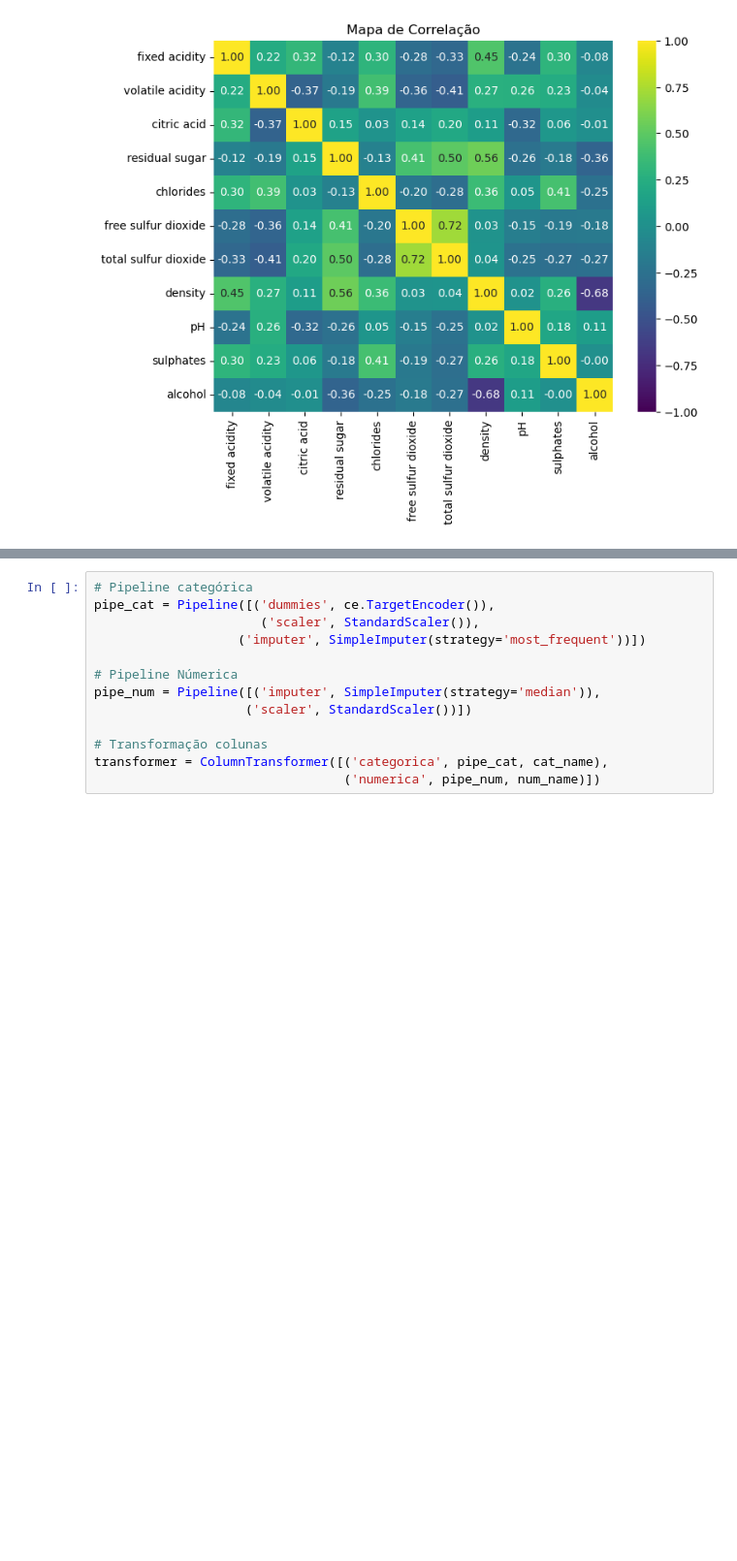
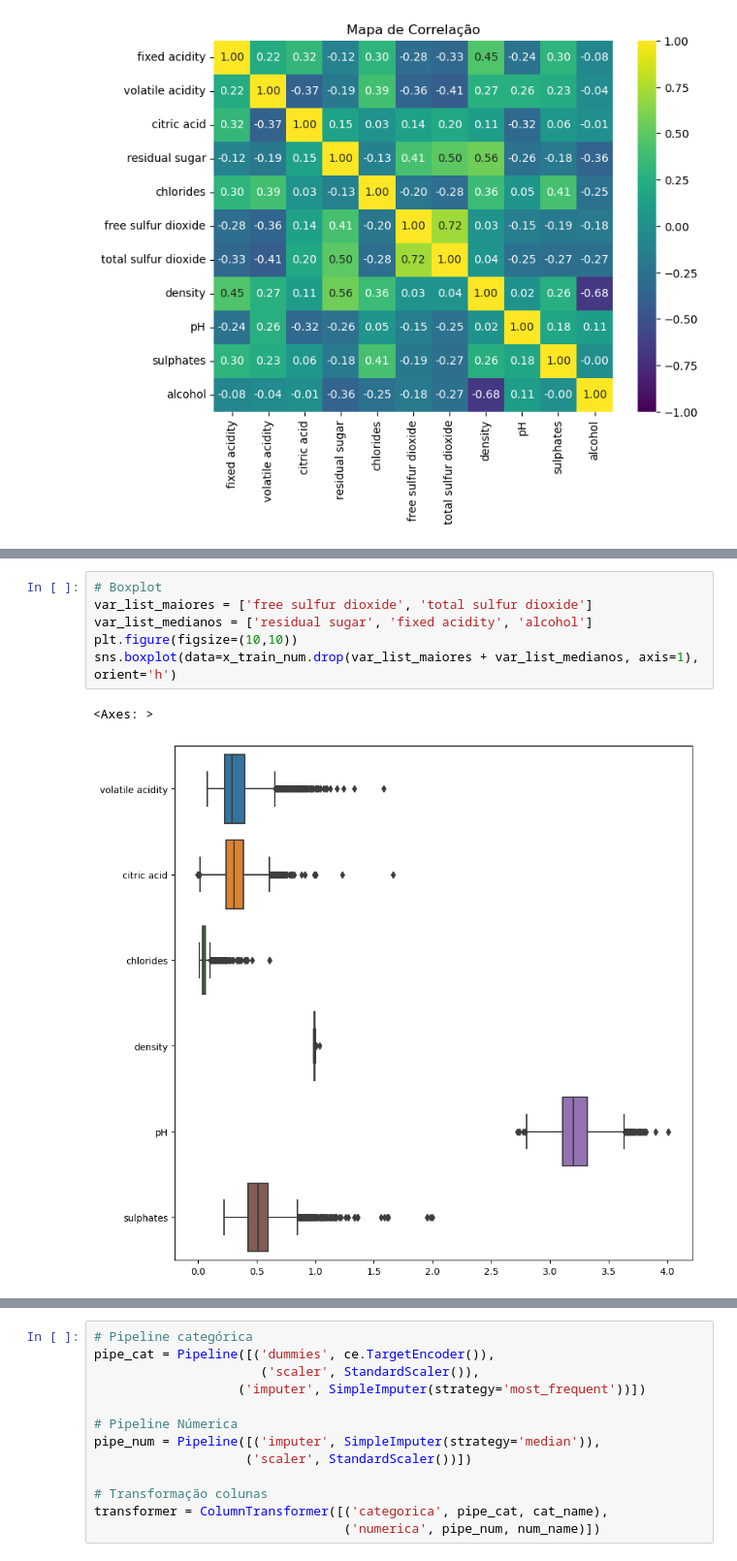
Before and after one commit to AlvimDePaula/projetos_estudos_geral, a Jupyter notebook: classificacao/classificacao_vinhos/Classificacao_qualidade_vinho.ipynb, the cells around one changed output, grey strips where cells are left out. Shown at 97% size. Cells and saved outputs as stored; diff of their text form; blank space fills up the shorter version.

```diff
--- a/classificacao/classificacao_vinhos/Classificacao_qualidade_vinho.ipynb
+++ b/classificacao/classificacao_vinhos/Classificacao_qualidade_vinho.ipynb
@@ -120,0 +139,9 @@ dtype: int64
+# %%
+# Boxplot
+var_list_maiores = ['free sulfur dioxide', 'total sulfur dioxide']
+var_list_medianos = ['residual sugar', 'fixed acidity', 'alcohol']
+plt.figure(figsize=(10,10))
+sns.boxplot(data=x_train_num.drop(var_list_maiores + var_list_medianos, axis=1), orient='h')
+# %% [output]
+<Axes: >
+[figure, added]
```
Also changed, not shown: parts of 31 cells of this notebook.
